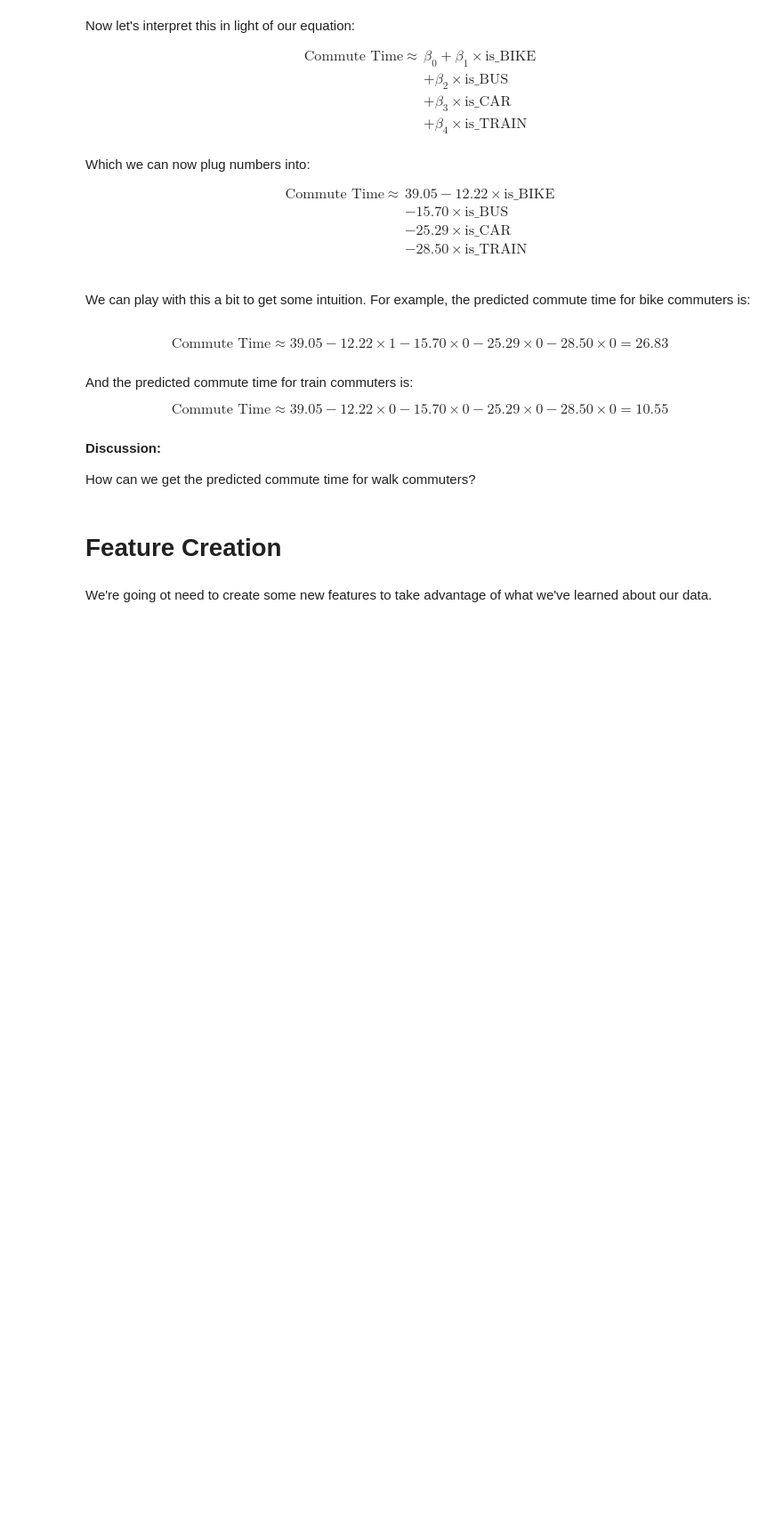
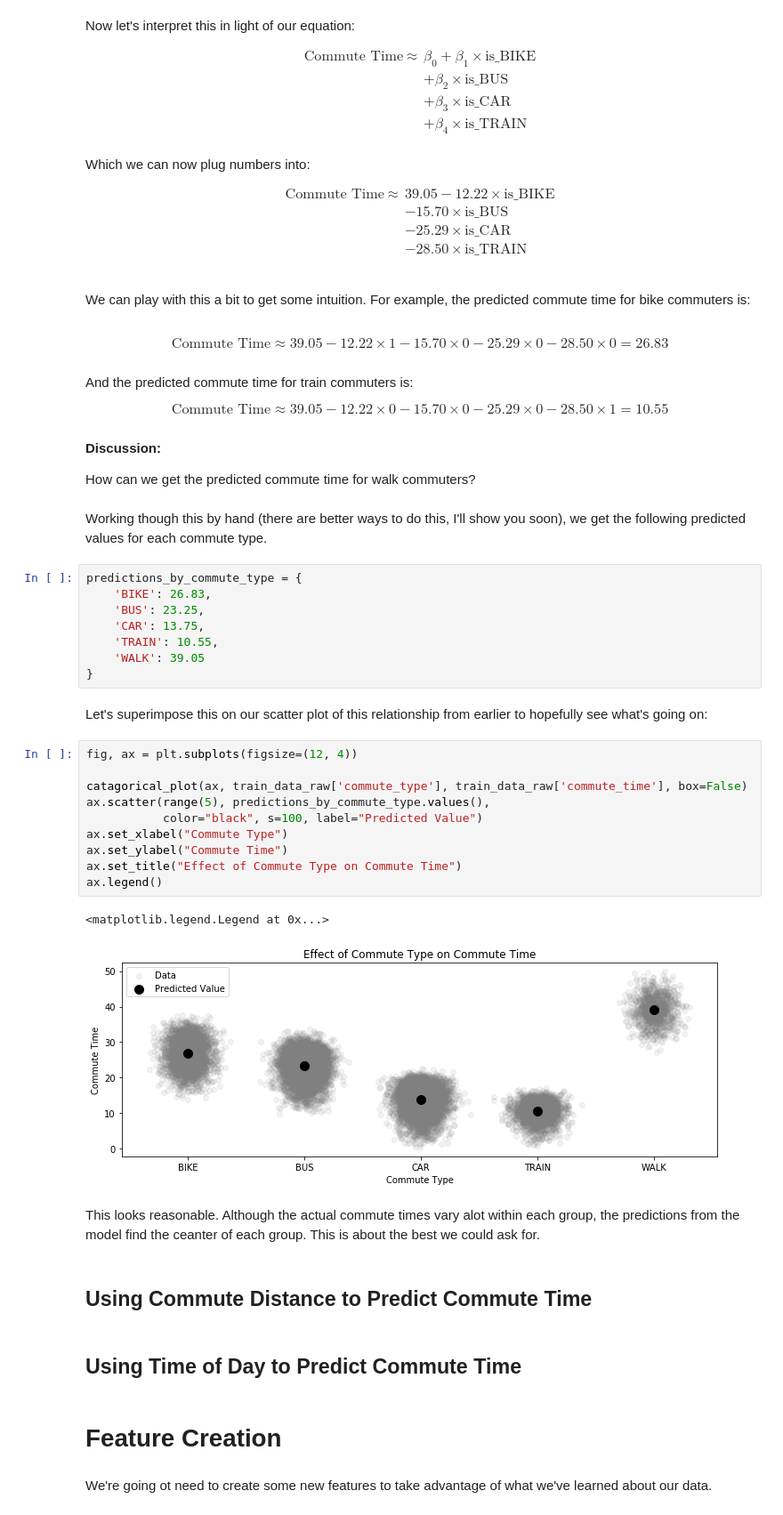
Before and after one commit to QCaudron/ml_101, a Jupyter notebook: 2_Linear_models/linear-regression.ipynb, the cells around one changed output. Shown at 89% size. Saved outputs shown, nothing was run; the diff lists cells and outputs as text; blank space fills up the shorter version.

```diff
--- a/2_Linear_models/linear-regression.ipynb
+++ b/2_Linear_models/linear-regression.ipynb
@@ -449,11 +450,42 @@ $$ \text{Commute Time} \approx 39.05 - 12.22 \times 1 - 15.70 \times 0 - 25.29 \
 # %% [markdown]
 And the predicted commute time for train commuters is:
 
-$$ \text{Commute Time} \approx 39.05 - 12.22 \times 0 - 15.70 \times 0 - 25.29 \times 0 - 28.50 \times 0 = 10.55 $$
+$$ \text{Commute Time} \approx 39.05 - 12.22 \times 0 - 15.70 \times 0 - 25.29 \times 0 - 28.50 \times 1 = 10.55 $$
 # %% [markdown]
 **Discussion:**
 
 How can we get the predicted commute time for walk commuters?
+# %% [markdown]
+Working though this by hand (there are better ways to do this, I'll show you soon), we get the following predicted values for each commute type.
+# %%
+predictions_by_commute_type = {
+    'BIKE': 26.83,
+    'BUS': 23.25,
+    'CAR': 13.75,
+    'TRAIN': 10.55,
+    'WALK': 39.05
+}
+# %% [markdown]
+Let's superimpose this on our scatter plot of this relationship from earlier to hopefully see what's going on:
+# %%
+fig, ax = plt.subplots(figsize=(12, 4))
+
+catagorical_plot(ax, train_data_raw['commute_type'], train_data_raw['commute_time'], box=False)
+ax.scatter(range(5), predictions_by_commute_type.values(),
+           color="black", s=100, label="Predicted Value")
+ax.set_xlabel("Commute Type")
+ax.set_ylabel("Commute Time")
+ax.set_title("Effect of Commute Type on Commute Time")
+ax.legend()
+# %% [output]
+<matplotlib.legend.Legend at 0x...>
+[figure, added]
+# %% [markdown]
+This looks reasonable.  Although the actual commute times vary alot within each group, the predictions from the model find the ceanter of each group.  This is about the best we could ask for.
+# %% [markdown]
+## Using Commute Distance to Predict Commute Time
+# %% [markdown]
+## Using Time of Day to Predict Commute Time
 # %% [markdown]
 # Feature Creation
 # %% [markdown]
```
Also changed, not shown: parts of 3 cells of this notebook.
